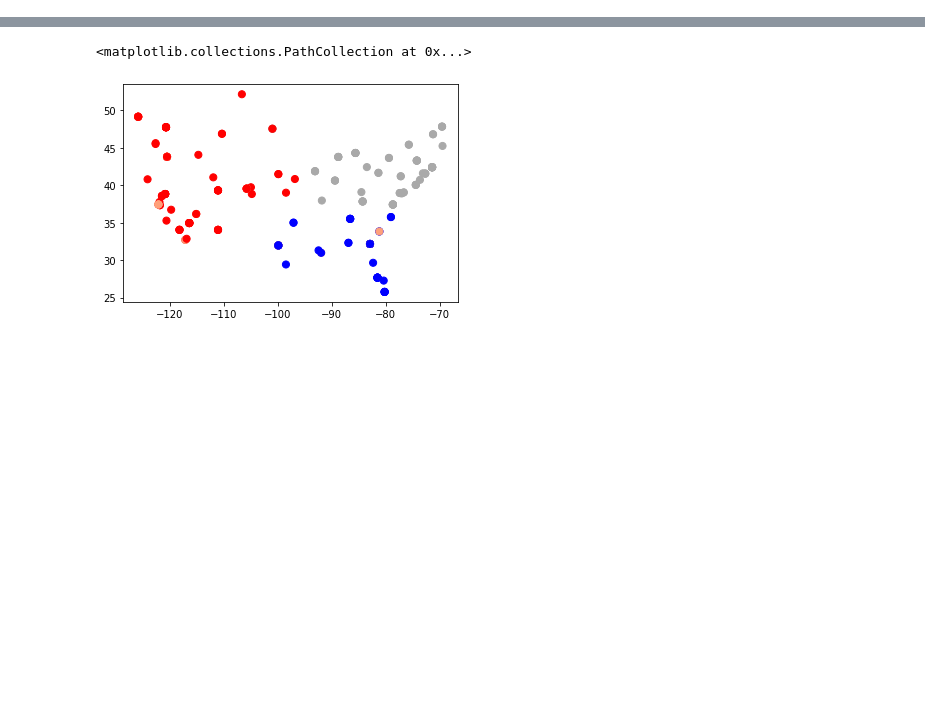
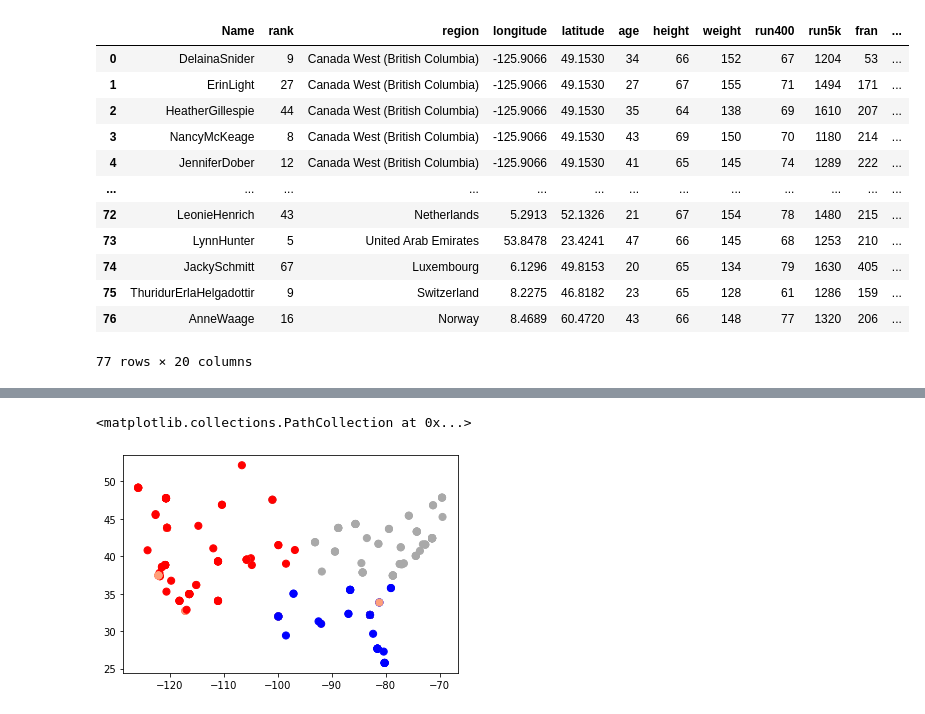
Before and after one commit to allisontao/crossfit-games-analysis, a Jupyter notebook: clustering.ipynb, the cells around one changed output, grey strips where cells are left out. Saved outputs shown, nothing was run; the diff lists cells and outputs as text; code cells hidden in the pictures; blank space fills up the shorter version.

```diff
--- a/clustering.ipynb
+++ b/clustering.ipynb
@@ -13,7 +13,24 @@ from sklearn.metrics import confusion_matrix, classification_report
 # %%
 # Reading csv files
 women = pd.read_csv('athletes-women.csv')
 men = pd.read_csv('athletes-men.csv')
 
 # CSV with only US athletes
 men_us = pd.read_csv('us_men.csv')
+no_us = pd.read_csv('other_men.csv')
+no_us_women = pd.read_csv('other_women.csv')
+no_us_women
+# %% [output]
+|  | Name | rank | region | longitude | latitude | age | height | weight | run400 | run5k | fran | ... |
+| 0 | DelainaSnider | 9 | Canada West (British Columbia) | -125.9066 | 49.1530 | 34 | 66 | 152 | 67 | 1204 | 53 | ... |
+| 1 | ErinLight | 27 | Canada West (British Columbia) | -125.9066 | 49.1530 | 27 | 67 | 155 | 71 | 1494 | 171 | ... |
+| 2 | HeatherGillespie | 44 | Canada West (British Columbia) | -125.9066 | 49.1530 | 35 | 64 | 138 | 69 | 1610 | 207 | ... |
+| 3 | NancyMcKeage | 8 | Canada West (British Columbia) | -125.9066 | 49.1530 | 43 | 69 | 150 | 70 | 1180 | 214 | ... |
+| 4 | JenniferDober | 12 | Canada West (British Columbia) | -125.9066 | 49.1530 | 41 | 65 | 145 | 74 | 1289 | 222 | ... |
+| ... | ... | ... | ... | ... | ... | ... | ... | ... | ... | ... | ... | ... |
+| 72 | LeonieHenrich | 43 | Netherlands | 5.2913 | 52.1326 | 21 | 67 | 154 | 78 | 1480 | 215 | ... |
+| 73 | LynnHunter | 5 | United Arab Emirates | 53.8478 | 23.4241 | 47 | 66 | 145 | 68 | 1253 | 210 | ... |
+| 74 | JackySchmitt | 67 | Luxembourg | 6.1296 | 49.8153 | 20 | 65 | 134 | 79 | 1630 | 405 | ... |
+| 75 | ThuridurErlaHelgadottir | 9 | Switzerland | 8.2275 | 46.8182 | 23 | 65 | 128 | 61 | 1286 | 159 | ... |
+| 76 | AnneWaage | 16 | Norway | 8.4689 | 60.4720 | 43 | 66 | 148 | 77 | 1320 | 206 | ... |
+77 rows × 20 columns
```
Also changed, not shown: parts of 15 cells of this notebook, 3 other files.
